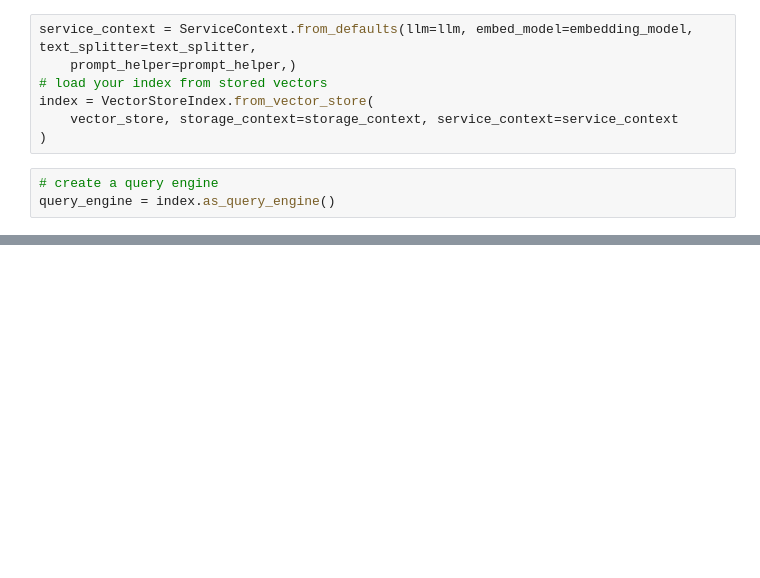
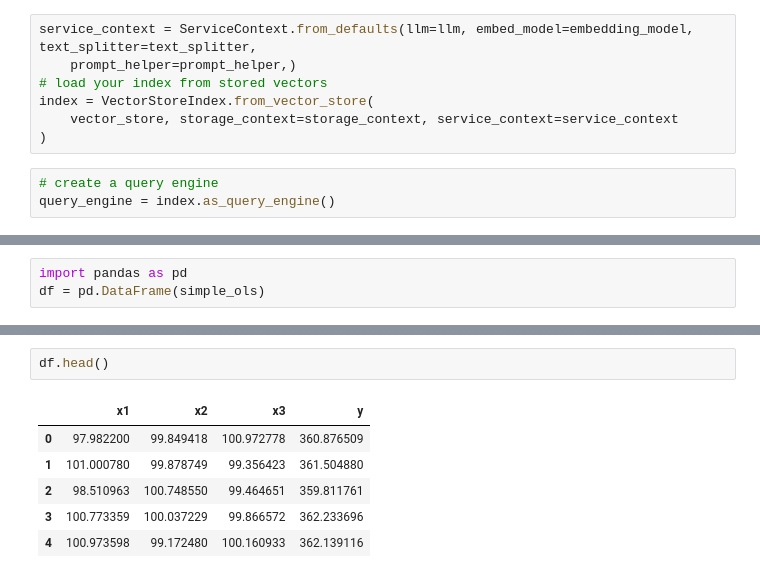
Before and after one commit to thisishugow/llama_index_object_array_reader, a Jupyter notebook: index.ipynb, the cells around one changed output, grey strips where cells are left out. Saved outputs shown, nothing was run; the diff lists cells and outputs as text; blank space fills up the shorter version.

```diff
--- a/index.ipynb
+++ b/index.ipynb
@@ -272,0 +299,3 @@ advanced technologies like Big Data analytics.
+# %%
+import pandas as pd
+df = pd.DataFrame(simple_ols)
@@ -272,0 +392,9 @@ advanced technologies like Big Data analytics.
+# %%
+df.head()
+# %% [output]
+|  | x1 | x2 | x3 | y |
+| 0 | 97.982200 | 99.849418 | 100.972778 | 360.876509 |
+| 1 | 101.000780 | 99.878749 | 99.356423 | 361.504880 |
+| 2 | 98.510963 | 100.748550 | 99.464651 | 359.811761 |
+| 3 | 100.773359 | 100.037229 | 99.866572 | 362.233696 |
+| 4 | 100.973598 | 99.172480 | 100.160933 | 362.139116 |
```
Also changed, not shown: parts of 18 cells of this notebook, 1 other file.
